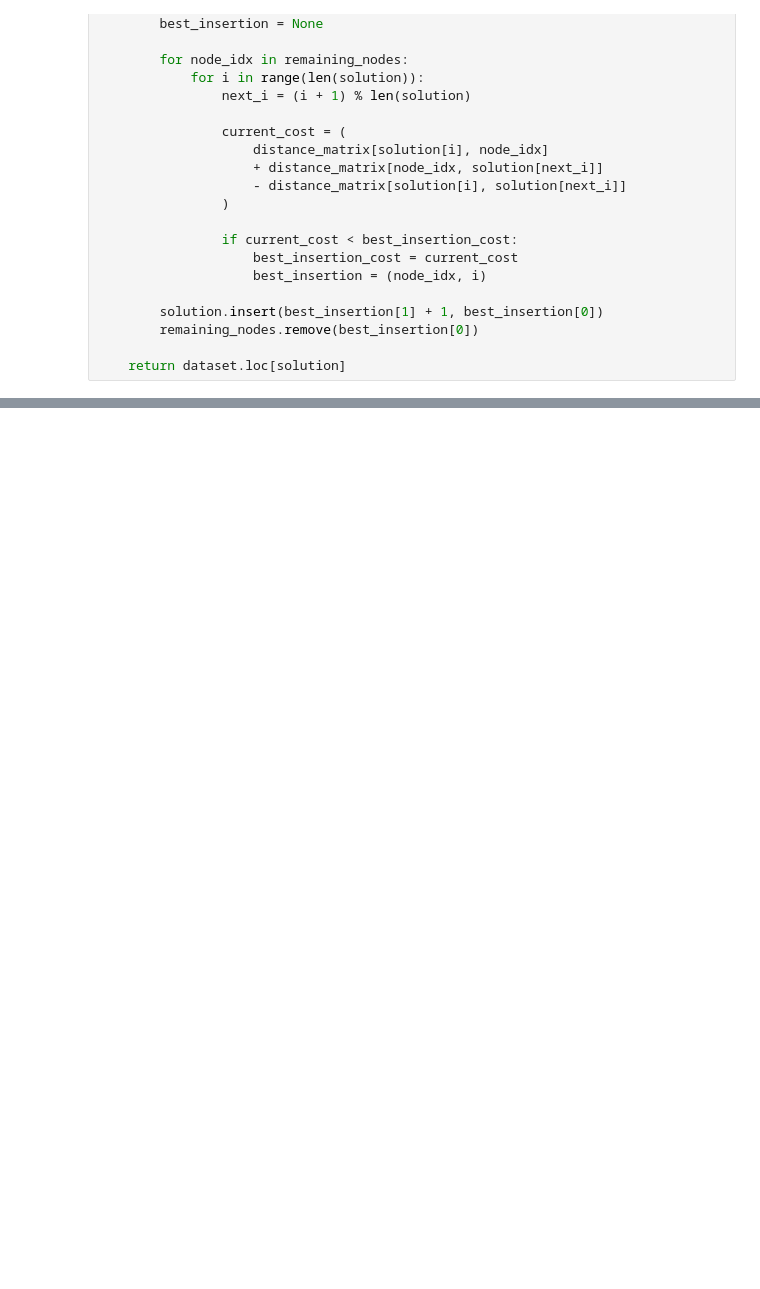
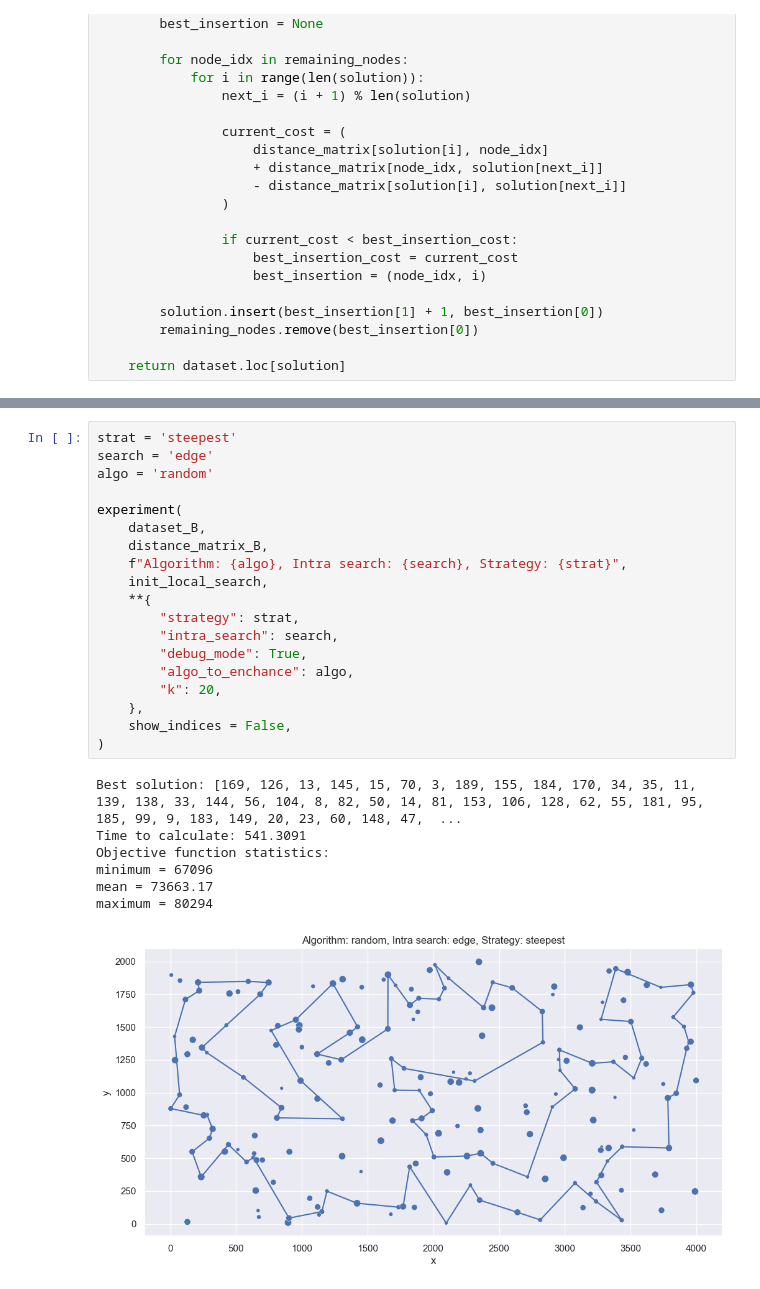
Before and after one commit to AndrukhKiril/EvolutionaryComputation, a Jupyter notebook: Lab 4/EC_lab4.ipynb, the cells around one changed output, grey strips where cells are left out. Drawn from its saved outputs; the diff is of its cells as text; blank space fills up the shorter version.

```diff
--- a/Lab 4/EC_lab4.ipynb
+++ b/Lab 4/EC_lab4.ipynb
@@ -512 +564,28 @@ maximum = 54425
+# %%
+strat = 'steepest'
+search = 'edge'
+algo = 'random'
+
+experiment(
+    dataset_B,
+    distance_matrix_B,
+    f"Algorithm: {algo}, Intra search: {search}, Strategy: {strat}",
+    init_local_search,
+    **{
+        "strategy": strat,
+        "intra_search": search,
+        "debug_mode": True,
+        "algo_to_enchance": algo,
+        "k": 20,
+    },
+    show_indices = False,
+)
+# %% [output]
+Best solution: [169, 126, 13, 145, 15, 70, 3, 189, 155, 184, 170, 34, 35, 11, 139, 138, 33, 144, 56, 104, 8, 82, 50, 14, 81, 153, 106, 128, 62, 55, 181, 95, 185, 99, 9, 183, 149, 20, 23, 60, 148, 47,  ...
+Time to calculate: 541.3091
+Objective function statistics:
+minimum = 67096
+mean = 73663.17
+maximum = 80294
+[figure, added]
 # %% [markdown]
```
Also changed, not shown: parts of 23 cells of this notebook.
